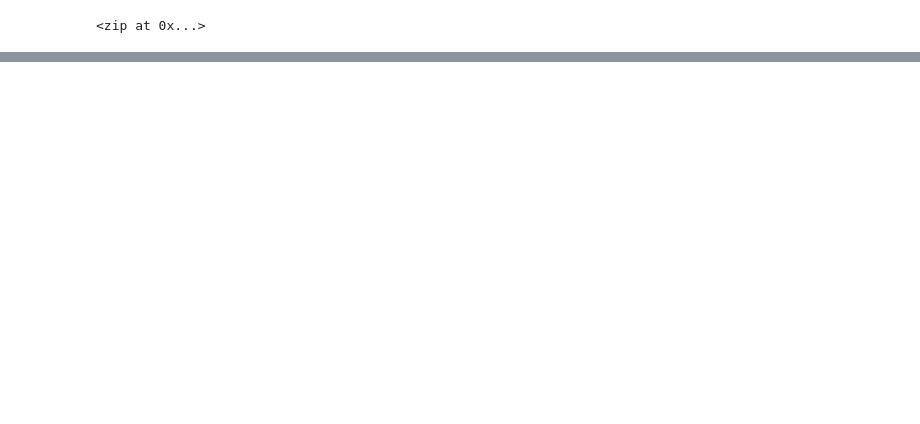
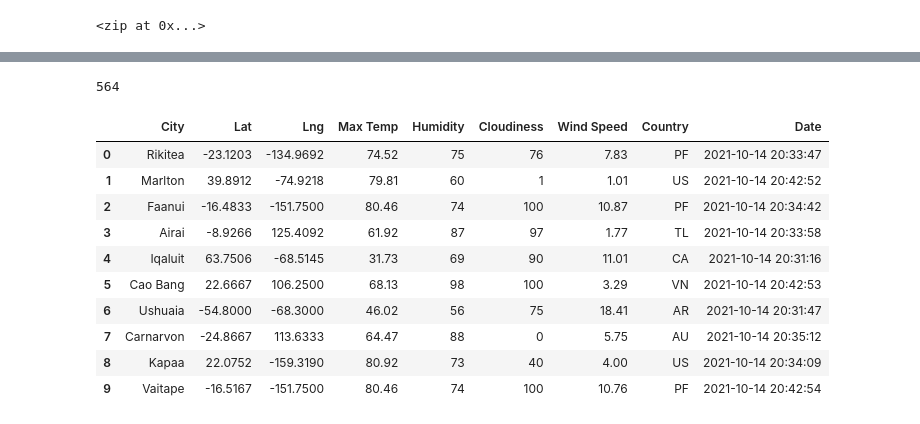
Before and after one commit to rafapeterson/World_Weather_Analysis, a Jupyter notebook: WeatherPy.ipynb, the cells around one changed output, grey strips where cells are left out. Drawn from its saved outputs; the diff is of its cells as text; code cells hidden in the pictures; blank space fills up the shorter version.

Commit message:
Updated WeatherPY file & City Data CSV

```diff
--- a/WeatherPy.ipynb
+++ b/WeatherPy.ipynb
@@ -7,3 +10,5 @@ from citipy import citipy
+# %%
+url = "http://api.openweathermap.org/data/2.5/weather?units=Imperial&APPID=" + weather_api_key
 # %%
 # Create a set of random latitude/longitude combinations.
 lats = np.random.uniform(low=-90.000, high=90.000, size=1500)
@@ -31,0 +114,20 @@ len(cities)
+# %%
+print(len(city_data))
+# %% [output]
+564
+# %%
+# Convert the array of dictionaries to a Pandas DataFrame
+city_data_df = pd.DataFrame(city_data)
+city_data_df.head(10)
+# %% [output]
+|  | City | Lat | Lng | Max Temp | Humidity | Cloudiness | Wind Speed | Country | Date |
+| 0 | Rikitea | -23.1203 | -134.9692 | 74.52 | 75 | 76 | 7.83 | PF | 2021-10-14 20:33:47 |
+| 1 | Marlton | 39.8912 | -74.9218 | 79.81 | 60 | 1 | 1.01 | US | 2021-10-14 20:42:52 |
+| 2 | Faanui | -16.4833 | -151.7500 | 80.46 | 74 | 100 | 10.87 | PF | 2021-10-14 20:34:42 |
+| 3 | Airai | -8.9266 | 125.4092 | 61.92 | 87 | 97 | 1.77 | TL | 2021-10-14 20:33:58 |
+| 4 | Iqaluit | 63.7506 | -68.5145 | 31.73 | 69 | 90 | 11.01 | CA | 2021-10-14 20:31:16 |
+| 5 | Cao Bang | 22.6667 | 106.2500 | 68.13 | 98 | 100 | 3.29 | VN | 2021-10-14 20:42:53 |
+| 6 | Ushuaia | -54.8000 | -68.3000 | 46.02 | 56 | 75 | 18.41 | AR | 2021-10-14 20:31:47 |
+| 7 | Carnarvon | -24.8667 | 113.6333 | 64.47 | 88 | 0 | 5.75 | AU | 2021-10-14 20:35:12 |
+| 8 | Kapaa | 22.0752 | -159.3190 | 80.92 | 73 | 40 | 4.00 | US | 2021-10-14 20:34:09 |
+| 9 | Vaitape | -16.5167 | -151.7500 | 80.46 | 74 | 100 | 10.76 | PF | 2021-10-14 20:42:54 |
```
Also changed, not shown: parts of 6 cells of this notebook, 3 other files.
